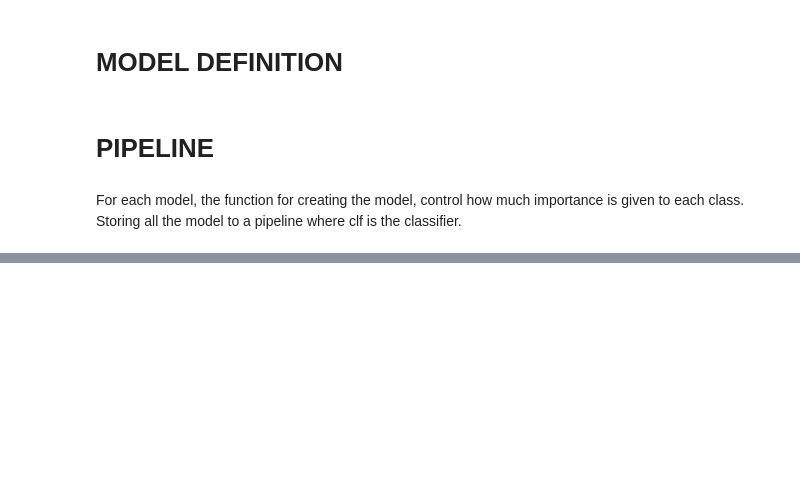
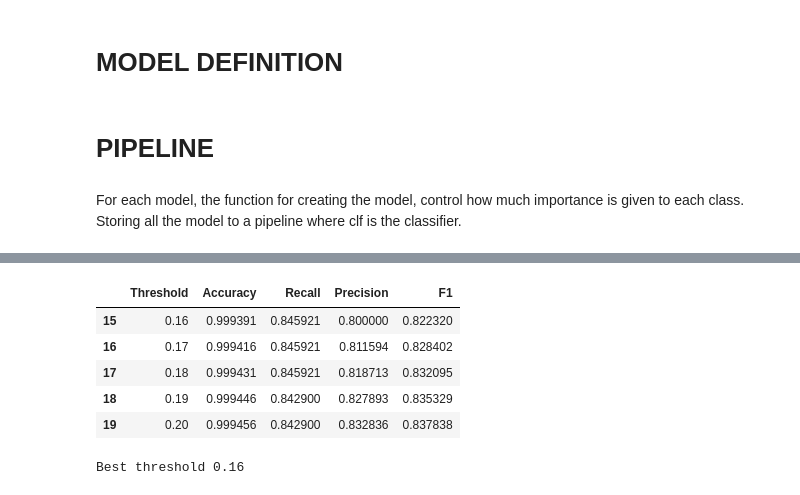
Before and after one commit to CodeWithNafisat/OIBSIP, a Jupyter notebook: DataAnalytics-L2-FraudDetection/FraudDetection.ipynb, the cells around one changed output, grey strips where cells are left out. Cells and saved outputs as stored; diff of their text form; code cells hidden in the pictures; blank space fills up the shorter version.

```diff
--- a/DataAnalytics-L2-FraudDetection/FraudDetection.ipynb
+++ b/DataAnalytics-L2-FraudDetection/FraudDetection.ipynb
@@ -311,0 +380,17 @@ results = results.sort_value ("pr_auc", ascending = False)
+# %%
+qualified = threshold_results[
+    (threshold_results["Recall"] >= 0.80) & (threshold_results["Precision"] >= 0.80)]
+qualified.head()
+# %% [output]
+|  | Threshold | Accuracy | Recall | Precision | F1 |
+| 15 | 0.16 | 0.999391 | 0.845921 | 0.800000 | 0.822320 |
+| 16 | 0.17 | 0.999416 | 0.845921 | 0.811594 | 0.828402 |
+| 17 | 0.18 | 0.999431 | 0.845921 | 0.818713 | 0.832095 |
+| 18 | 0.19 | 0.999446 | 0.842900 | 0.827893 | 0.835329 |
+| 19 | 0.20 | 0.999456 | 0.842900 | 0.832836 | 0.837838 |
+# %%
+# From the qualified thresholds, select the one with the highest recall
+best_threshold = qualified.loc[ qualified["Recall"].idxmax(), "Threshold"]
+print(f"Best threshold {best_threshold:.2f}")
+# %% [output]
+Best threshold 0.16
```
Also changed, not shown: parts of 20 cells of this notebook.
